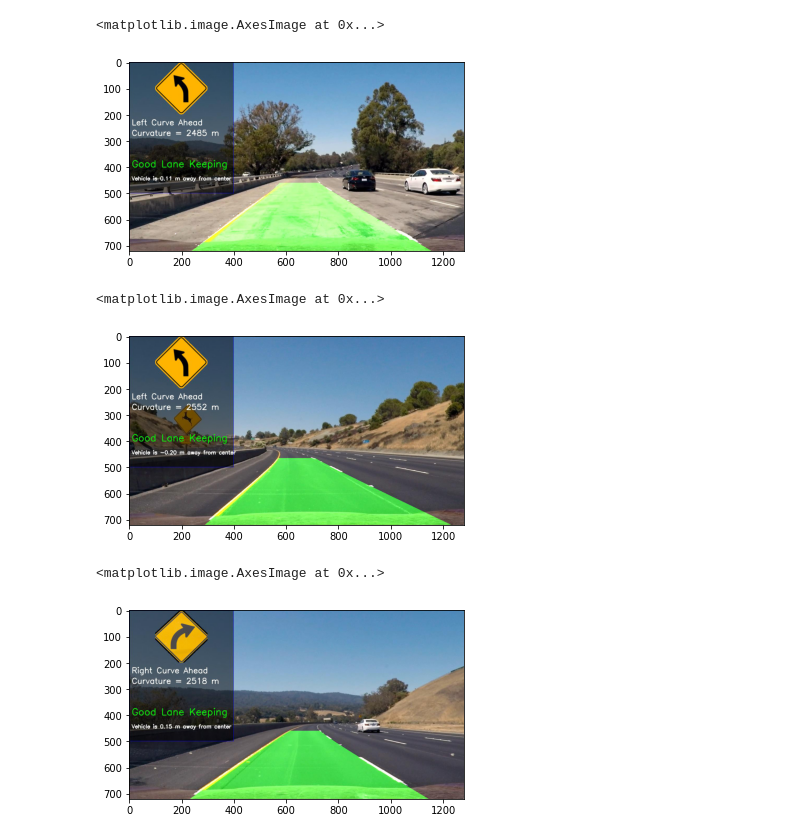
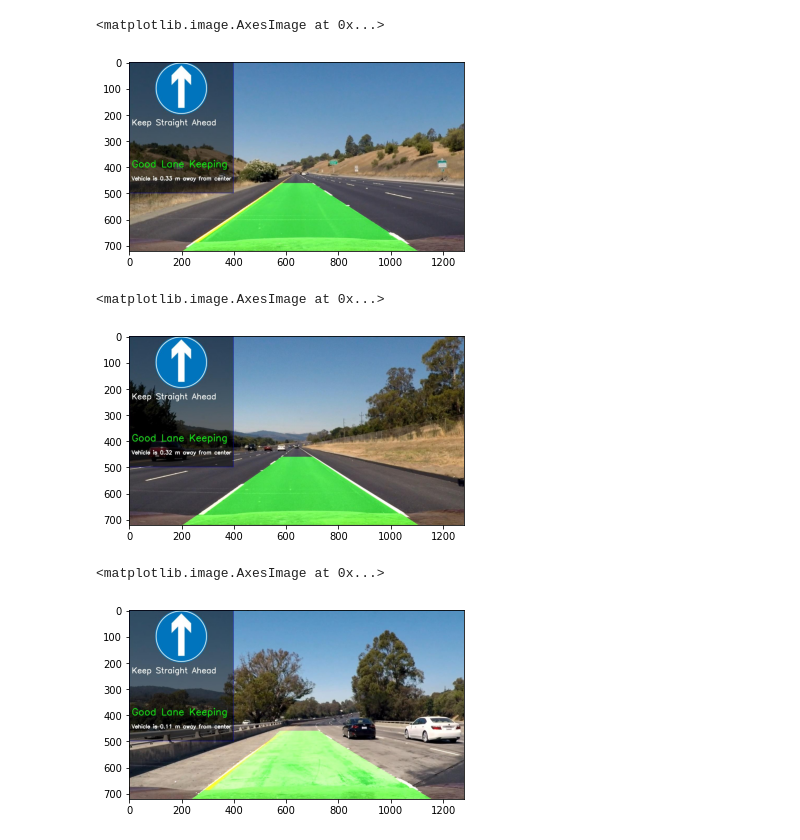
Before and after one commit to malakmaurice/Lane_lines_image_procceing-, a Jupyter notebook: test.ipynb, the cells around one changed output. Drawn from its saved outputs; the diff is of its cells as text; code cells hidden in the pictures.

```diff
--- a/test.ipynb
+++ b/test.ipynb
@@ -10,6 +10,8 @@ from Lanelines import *
 from main import *
 # %%
 images = []
+images.append('test_images/straight_lines1.jpg')
+images.append('test_images/straight_lines2.jpg')
 images.append('test_images/test1.jpg')
 images.append('test_images/test2.jpg')
 images.append('test_images/test3.jpg')
@@ -17,28 +19,26 @@ images.append('test_images/test4.jpg')
 images.append('test_images/test5.jpg')
 images.append('test_images/test6.jpg')
 out_folder = "output_images/"
+findLaneLines = FindLaneLines()
 # %%
-findLaneLines = FindLaneLines()
 findLaneLines.process_image(images[0], out_folder+'out1.jpg')
 img=mpimg.imread(out_folder+'out1.jpg')
 plt.imshow(img)
 # %% [output]
 <matplotlib.image.AxesImage at 0x...>
-[figure, old version]
+[figure, new version]
 # %%
-findLaneLines = FindLaneLines()
-findLaneLines.process_image(images[1], 'out2.jpg')
-img=mpimg.imread('out2.jpg')
+findLaneLines.process_image(images[1], out_folder+'out2.jpg')
+img=mpimg.imread(out_folder+'out2.jpg')
 plt.imshow(img)
 # %% [output]
 <matplotlib.image.AxesImage at 0x...>
-[figure, old version]
+[figure, new version]
 # %%
-findLaneLines = FindLaneLines()
-findLaneLines.process_image(images[2], 'out3.jpg')
-img=mpimg.imread('out3.jpg')
+findLaneLines.process_image(images[2], out_folder+'out3.jpg')
+img=mpimg.imread(out_folder+'out3.jpg')
 plt.imshow(img)
 # %% [output]
 <matplotlib.image.AxesImage at 0x...>
-[figure, old version]
+[figure, new version]
 # %%
```
Also changed, not shown: parts of 5 cells of this notebook, 8 other files.
